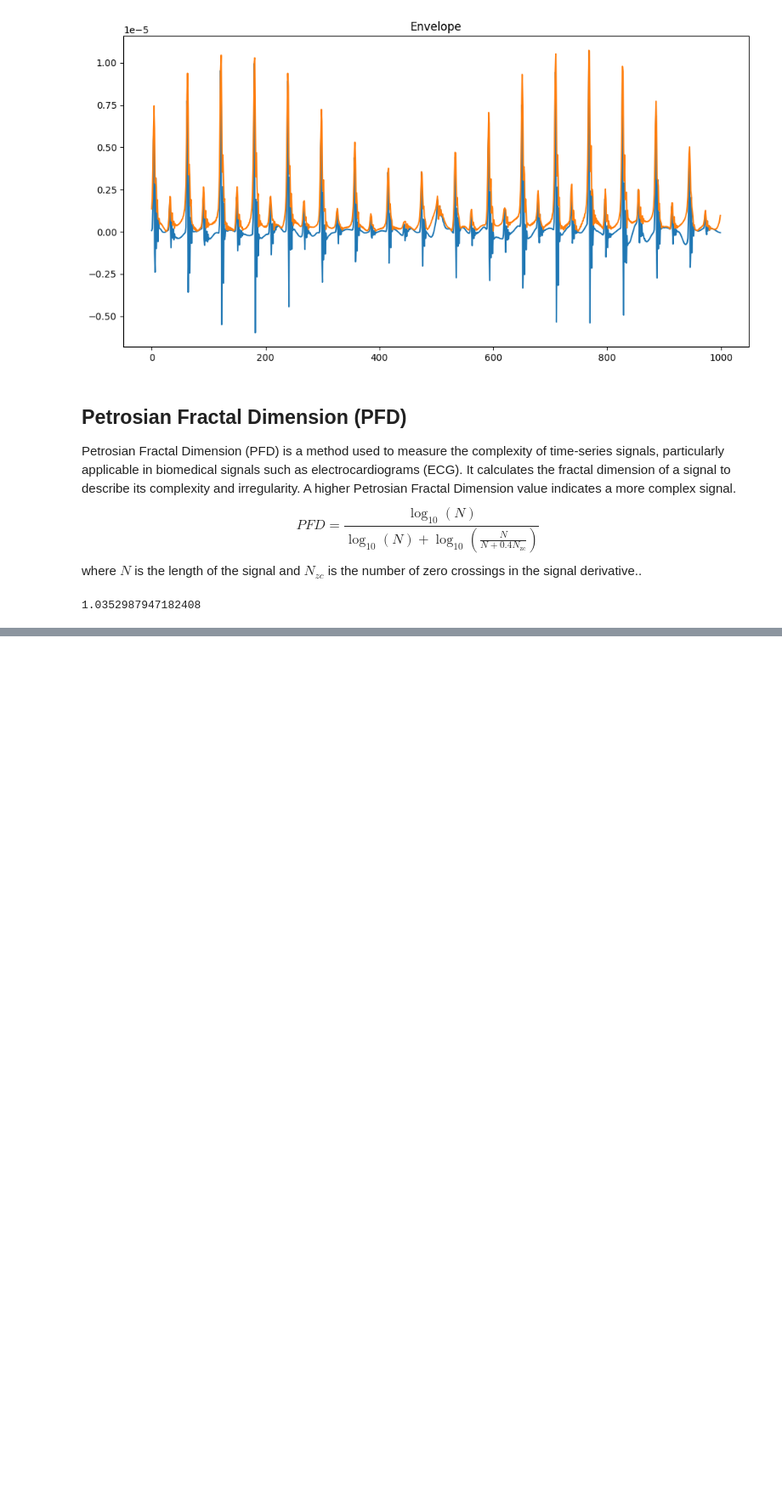
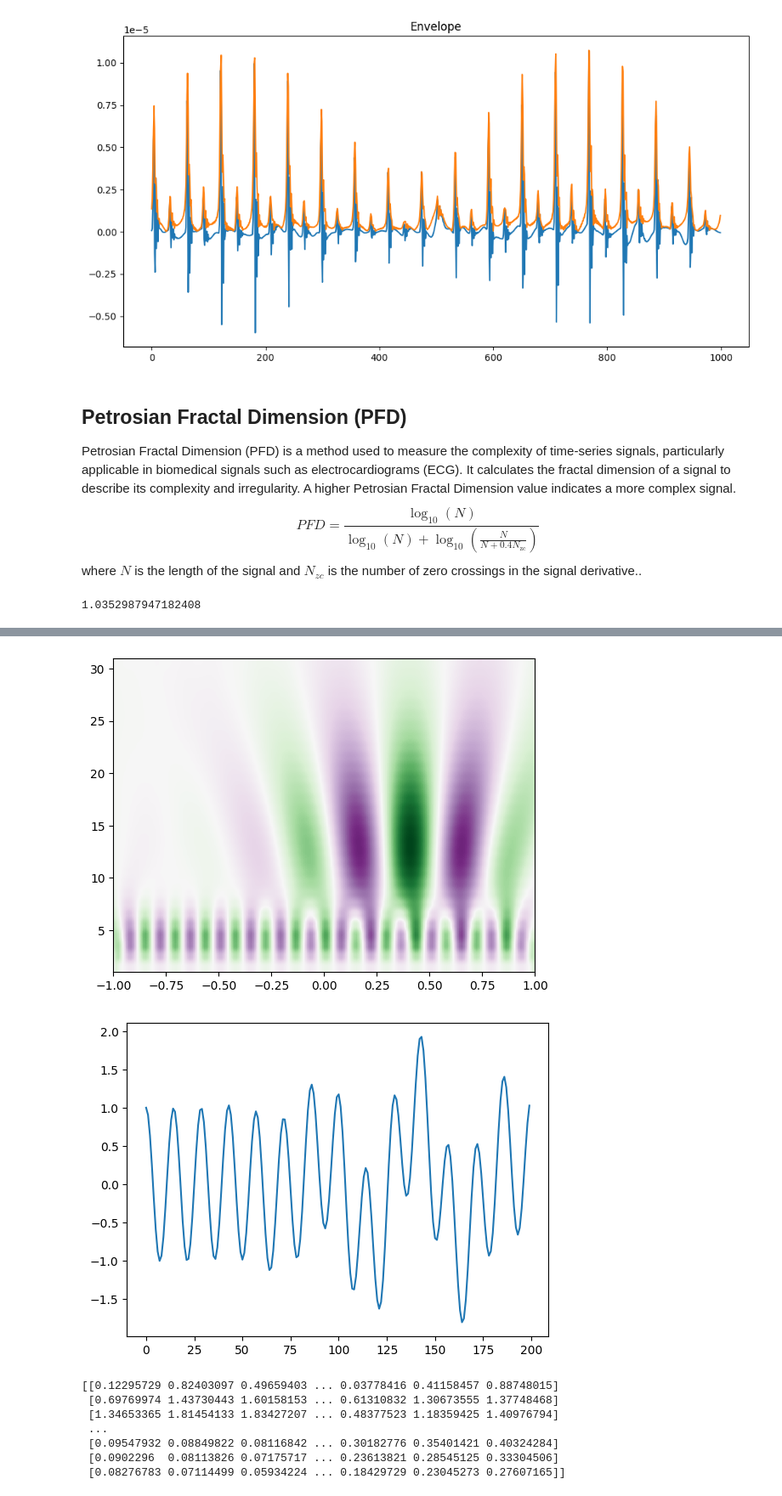
Before and after one commit to darcy1zhang/Tutorial, a Jupyter notebook: Example.ipynb, the cells around one changed output, grey strips where cells are left out. Shown at 85% size. Cells and saved outputs as stored; diff of their text form; code cells hidden in the pictures; blank space fills up the shorter version.

```diff
--- a/Example.ipynb
+++ b/Example.ipynb
@@ -156,0 +241,25 @@ print(pfd(template))
+# %%
+import numpy as np
+from scipy import signal
+import matplotlib.pyplot as plt
+t = np.linspace(-1, 1, 200, endpoint=False)
+sig  = np.cos(2 * np.pi * 7 * t) + signal.gausspulse(t - 0.4, fc=2)
+widths = np.arange(1, 31)
+cwtmatr = signal.cwt(sig, signal.ricker, widths)
+cwtmatr_yflip = np.flipud(cwtmatr)
+plt.imshow(cwtmatr_yflip, extent=[-1, 1, 1, 31], cmap='PRGn', aspect='auto',
+           vmax=abs(cwtmatr).max(), vmin=-abs(cwtmatr).max())
+plt.show()
+plt.plot(sig)
+plt.show()
+print(cwtmatr)
+# %% [output]
+[figure, added]
+[figure, added]
+[[0.12295729 0.82403097 0.49659403 ... 0.03778416 0.41158457 0.88748015]
+ [0.69769974 1.43730443 1.60158153 ... 0.61310832 1.30673555 1.37748468]
+ [1.34653365 1.81454133 1.83427207 ... 0.48377523 1.18359425 1.40976794]
+ ...
+ [0.09547932 0.08849822 0.08116842 ... 0.30182776 0.35401421 0.40324284]
+ [0.0902296  0.08113826 0.07175717 ... 0.23613821 0.28545125 0.33304506]
+ [0.08276783 0.07114499 0.05934224 ... 0.18429729 0.23045273 0.27607165]]
```
Also changed, not shown: parts of 11 cells of this notebook, 1 other file.
